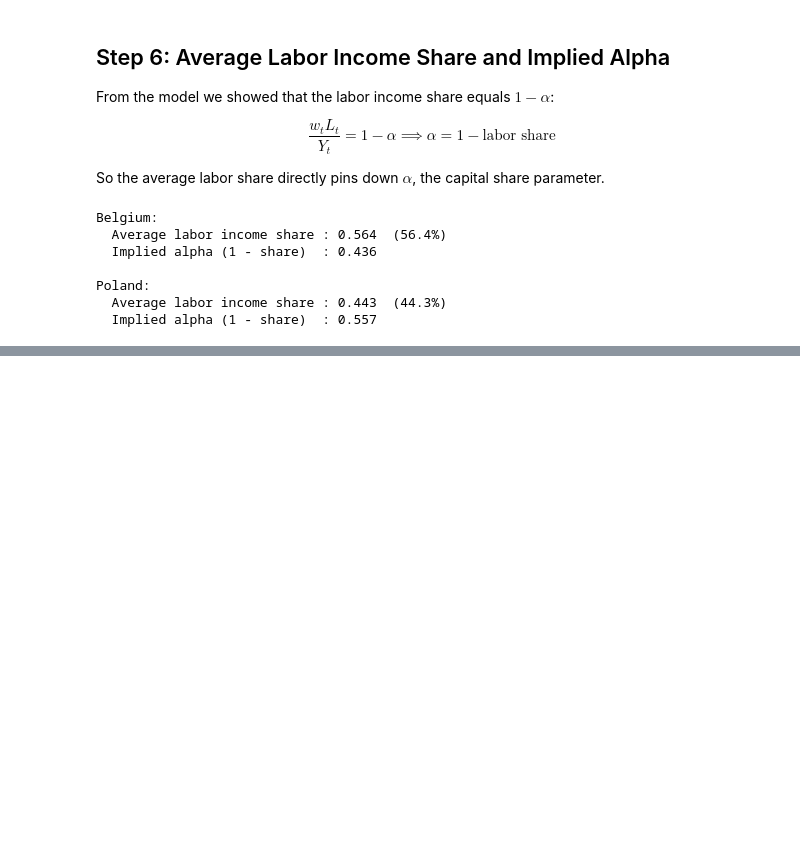
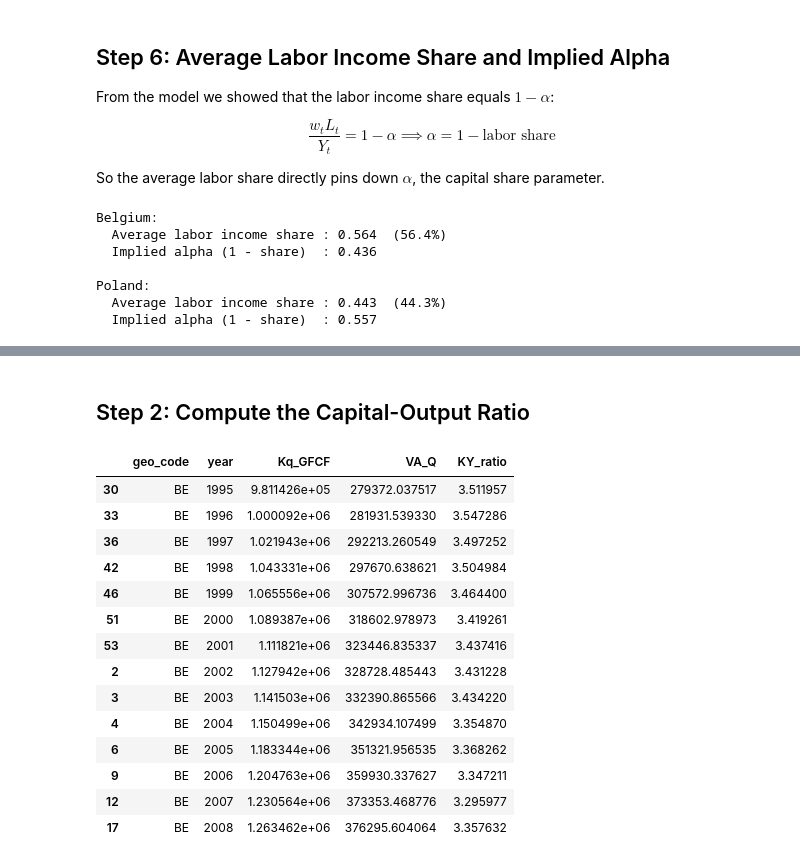
Before and after one commit to rohde01/Macroeconomics-III, a Jupyter notebook: Assignments/1/assignment1.ipynb, the cells around one changed output, grey strips where cells are left out. Cells and saved outputs as stored; diff of their text form; code cells hidden in the pictures; blank space fills up the shorter version.

```diff
--- a/Assignments/1/assignment1.ipynb
+++ b/Assignments/1/assignment1.ipynb
@@ -114,0 +127,21 @@ Poland:
+# %%
+# Load capital accounts
+cap = pd.read_csv('capital accounts.csv')
+
+# Filter for Belgium and Poland, total economy
+cap_filtered = cap[
+    (cap['geo_code'].isin(['BE', 'PL'])) &
+    (cap['nace_r2_code'] == 'TOT')
+][['geo_code', 'year', 'Kq_GFCF']].copy()
+
+# Pull VA_Q from national accounts (df already loaded above)
+va_filtered = df[
+    (df['geo_code'].isin(['BE', 'PL'])) &
+    (df['nace_r2_code'] == 'TOT')
+][['geo_code', 'year', 'VA_Q']].copy()
+
+# Merge on country and year
+df_ky = pd.merge(cap_filtered, va_filtered, on=['geo_code', 'year'])
+
+print('Merged data shape:', df_ky.shape)
+df_ky.head(10)
@@ -114,0 +161,22 @@ Poland:
+# %% [markdown]
+## Step 2: Compute the Capital-Output Ratio
+# %%
+df_ky['KY_ratio'] = df_ky['Kq_GFCF'] / df_ky['VA_Q']
+
+df_ky[['geo_code', 'year', 'Kq_GFCF', 'VA_Q', 'KY_ratio']].sort_values(['geo_code', 'year']).head(14)
+# %% [output]
+|  | geo_code | year | Kq_GFCF | VA_Q | KY_ratio |
+| 30 | BE | 1995 | 9.811426e+05 | 279372.037517 | 3.511957 |
+| 33 | BE | 1996 | 1.000092e+06 | 281931.539330 | 3.547286 |
+| 36 | BE | 1997 | 1.021943e+06 | 292213.260549 | 3.497252 |
+| 42 | BE | 1998 | 1.043331e+06 | 297670.638621 | 3.504984 |
+| 46 | BE | 1999 | 1.065556e+06 | 307572.996736 | 3.464400 |
+| 51 | BE | 2000 | 1.089387e+06 | 318602.978973 | 3.419261 |
+| 53 | BE | 2001 | 1.111821e+06 | 323446.835337 | 3.437416 |
+| 2 | BE | 2002 | 1.127942e+06 | 328728.485443 | 3.431228 |
+| 3 | BE | 2003 | 1.141503e+06 | 332390.865566 | 3.434220 |
+| 4 | BE | 2004 | 1.150499e+06 | 342934.107499 | 3.354870 |
+| 6 | BE | 2005 | 1.183344e+06 | 351321.956535 | 3.368262 |
+| 9 | BE | 2006 | 1.204763e+06 | 359930.337627 | 3.347211 |
+| 12 | BE | 2007 | 1.230564e+06 | 373353.468776 | 3.295977 |
+| 17 | BE | 2008 | 1.263462e+06 | 376295.604064 | 3.357632 |
```
Also changed, not shown: parts of 7 cells of this notebook, 5 other files.
